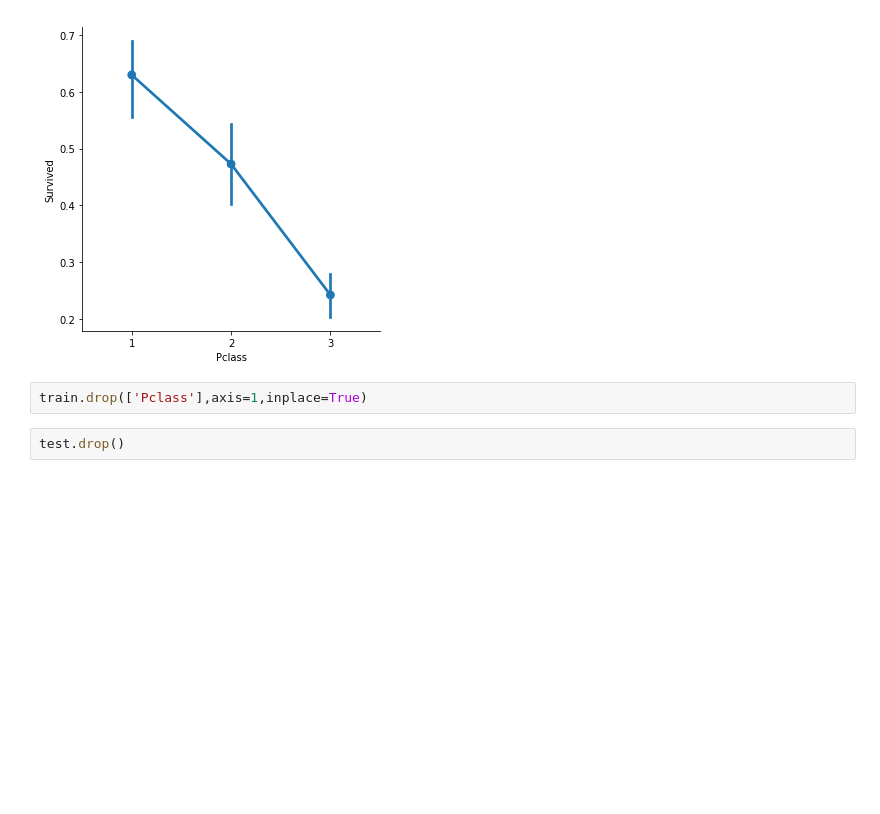
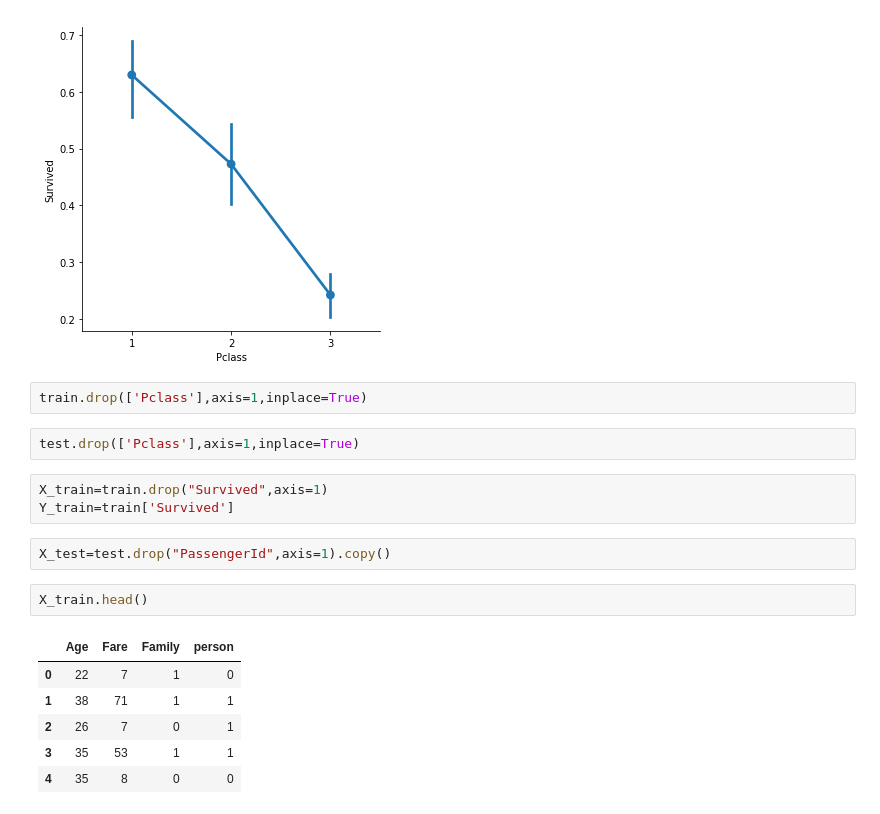
Before and after one commit to innovator-arjun/Titanic-Survival-Prediction, a Jupyter notebook: Updated Titanic Survival.ipynb, the cells around one changed output. Drawn from its saved outputs; the diff is of its cells as text; blank space fills up the shorter version.

```diff
--- a/Updated Titanic Survival.ipynb
+++ b/Updated Titanic Survival.ipynb
@@ -857,5 +857,19 @@ sns.factorplot('Pclass','Survived',data=train,size=5)
 [figure]
 # %%
 train.drop(['Pclass'],axis=1,inplace=True)
-# %%
-test.drop()
+# %%
+test.drop(['Pclass'],axis=1,inplace=True)
+# %%
+X_train=train.drop("Survived",axis=1)
+Y_train=train['Survived']
+# %%
+X_test=test.drop("PassengerId",axis=1).copy()
+# %%
+X_train.head()
+# %% [output]
+|  | Age | Fare | Family | person |
+| 0 | 22 | 7 | 1 | 0 |
+| 1 | 38 | 71 | 1 | 1 |
+| 2 | 26 | 7 | 0 | 1 |
+| 3 | 35 | 53 | 1 | 1 |
+| 4 | 35 | 8 | 0 | 0 |
```
Also changed, not shown: parts of 3 cells of this notebook.
